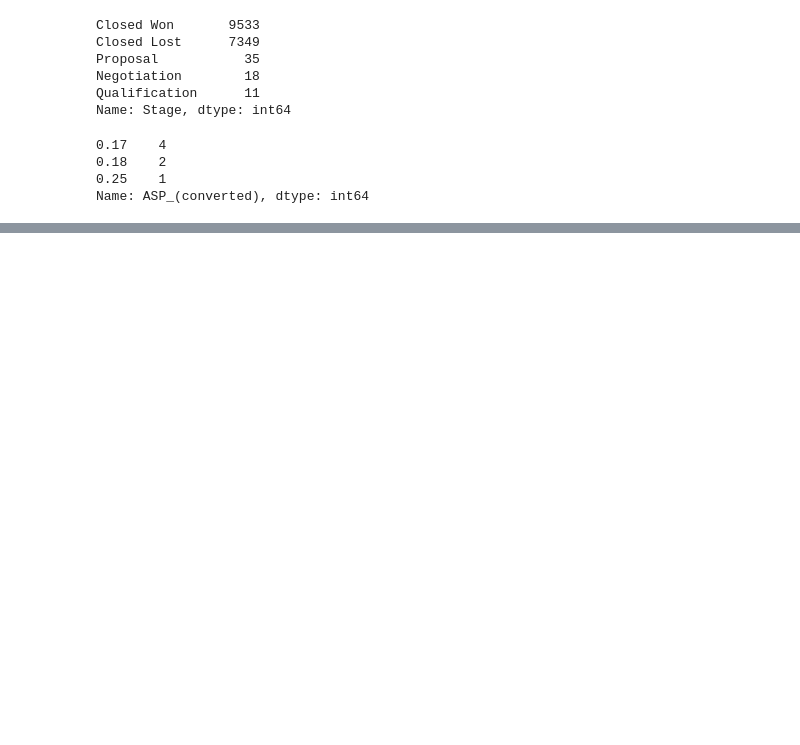
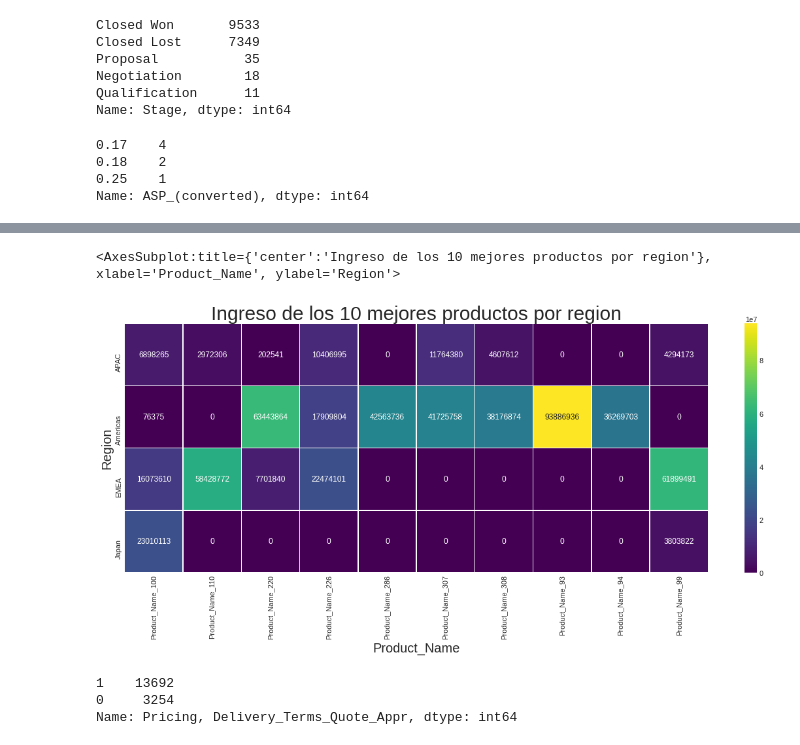
Before and after one commit to nazar9318/datos-TP1-Pandas-2c2020, a Jupyter notebook: notebooks/notebook_Lucas.ipynb, the cells around one changed output, grey strips where cells are left out. Saved outputs shown, nothing was run; the diff lists cells and outputs as text; code cells hidden in the pictures; blank space fills up the shorter version.

```diff
--- a/notebooks/notebook_Lucas.ipynb
+++ b/notebooks/notebook_Lucas.ipynb
@@ -863,0 +933,6 @@ Name: ASP_(converted), dtype: int64
+# %%
+ganancias_por_producto = dataset_wins.groupby('Product_Name').agg({'Total_Amount': 'sum'}).reset_index()
+ganancias_por_producto
+
+productos_mas_rentables = ganancias_por_producto.nlargest(10, 'Total_Amount')['Product_Name'].to_list()
+productos_mas_rentables
@@ -863,0 +950,3 @@ Name: ASP_(converted), dtype: int64
+# %%
+top_products_ganancias = dataset_wins[dataset_wins['Product_Name'].isin(productos_mas_rentables)]
+top_products_ganancias
@@ -863,0 +967,19 @@ Name: ASP_(converted), dtype: int64
+# %%
+tabla = top_products_ganancias[['Region','Product_Name','Total_Amount']].groupby(['Region','Product_Name']).agg({'Total_Amount': 'sum'}).reset_index()
+
+tabla_pivot = tabla.pivot("Region", "Product_Name", "Total_Amount")
+tabla_pivot = tabla_pivot.fillna(0)
+tabla_pivot = tabla_pivot.astype(int)
+# Draw a heatmap with the numeric values in each cell
+f, ax = mplt.subplots(figsize=(20, 7))
+mplt.title('Ingreso de los 10 mejores productos por region',fontsize=30)
+sns.heatmap(tabla_pivot, annot=True, fmt="d",cmap='viridis', linewidths=.5, ax=ax)
+# %% [output]
+<AxesSubplot:title={'center':'Ingreso de los 10 mejores productos por region'}, xlabel='Product_Name', ylabel='Region'>
+[figure, added]
+# %%
+dataset['Pricing, Delivery_Terms_Quote_Appr'].value_counts()
+# %% [output]
+1    13692
+0     3254
+Name: Pricing, Delivery_Terms_Quote_Appr, dtype: int64
```
Also changed, not shown: parts of 57 cells of this notebook.
